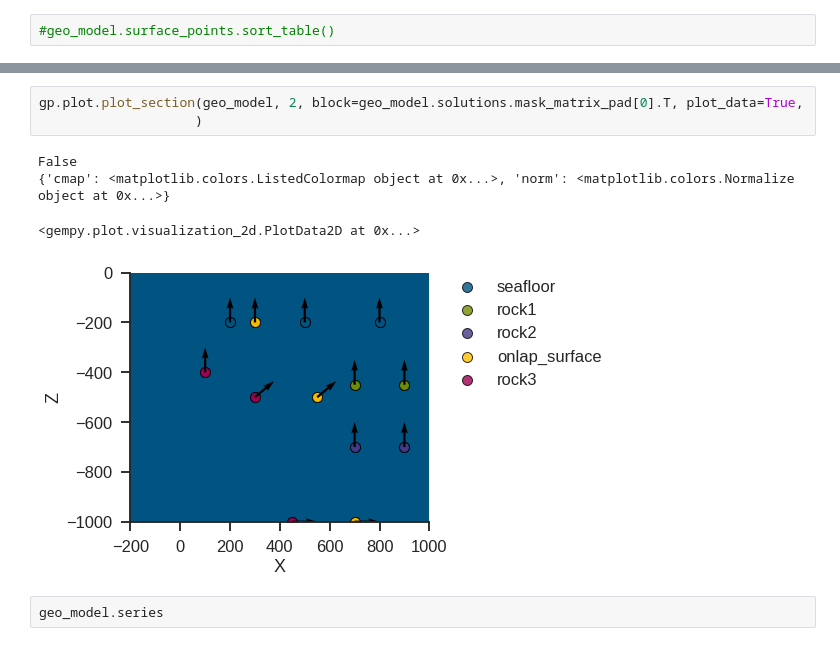
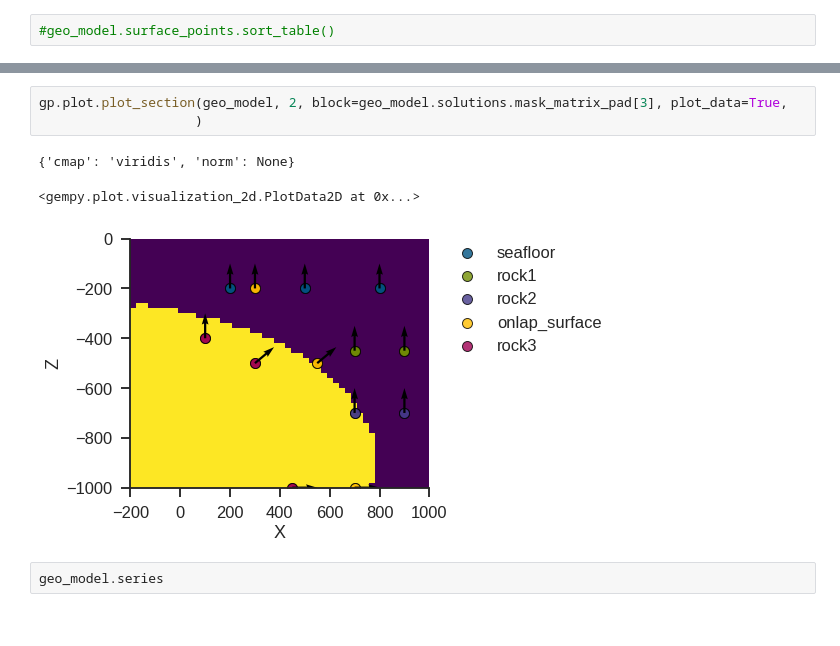
Before and after one commit to gempy-project/gempy, a Jupyter notebook: notebooks/tutorials/ch1-8_Onlap_relations.ipynb, the cells around one changed output, grey strips where cells are left out. Saved outputs shown, nothing was run; the diff lists cells and outputs as text.

```diff
--- a/notebooks/tutorials/ch1-8_Onlap_relations.ipynb
+++ b/notebooks/tutorials/ch1-8_Onlap_relations.ipynb
@@ -168,11 +210,10 @@ gp.plot.plot_section(geo_model, 2, plot_data=True)
 # %%
-gp.plot.plot_section(geo_model, 2, block=geo_model.solutions.mask_matrix_pad[0].T, plot_data=True,
+gp.plot.plot_section(geo_model, 2, block=geo_model.solutions.mask_matrix_pad[3], plot_data=True,
                     )
 # %% [output]
-False
-{'cmap': <matplotlib.colors.ListedColormap object at 0x...>, 'norm': <matplotlib.colors.Normalize object at 0x...>}
+{'cmap': 'viridis', 'norm': None}
 <gempy.plot.visualization_2d.PlotData2D at 0x...>
-[figure, old version]
+[figure, new version]
 # %%
 geo_model.series
 # %% [output]
```
Also changed, not shown: parts of 11 cells of this notebook, 2 other files.
